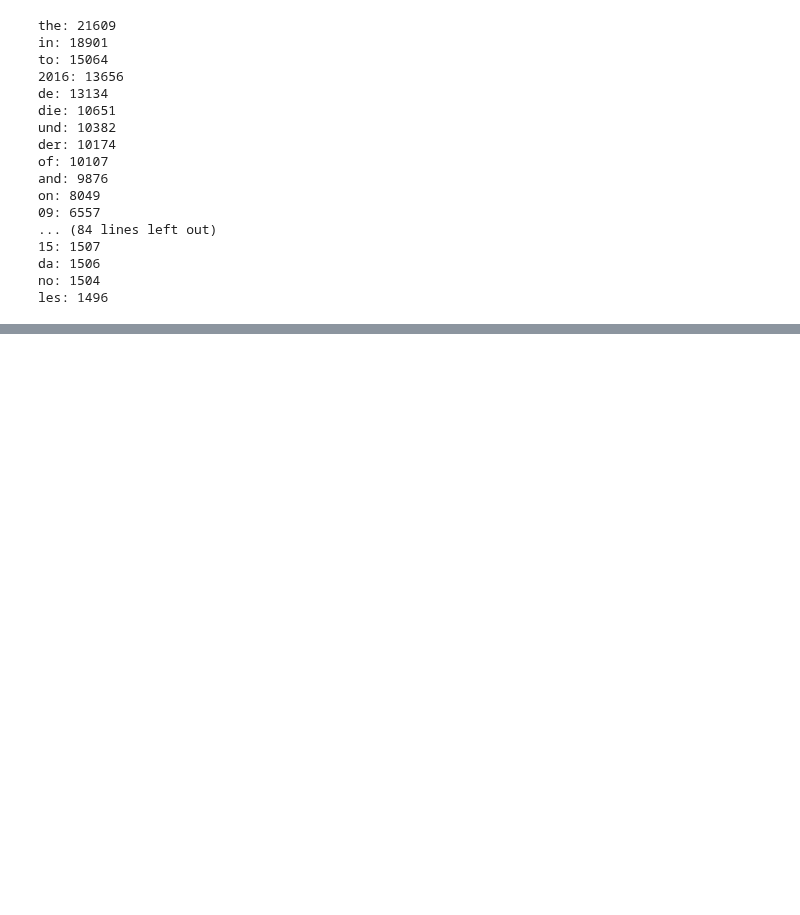
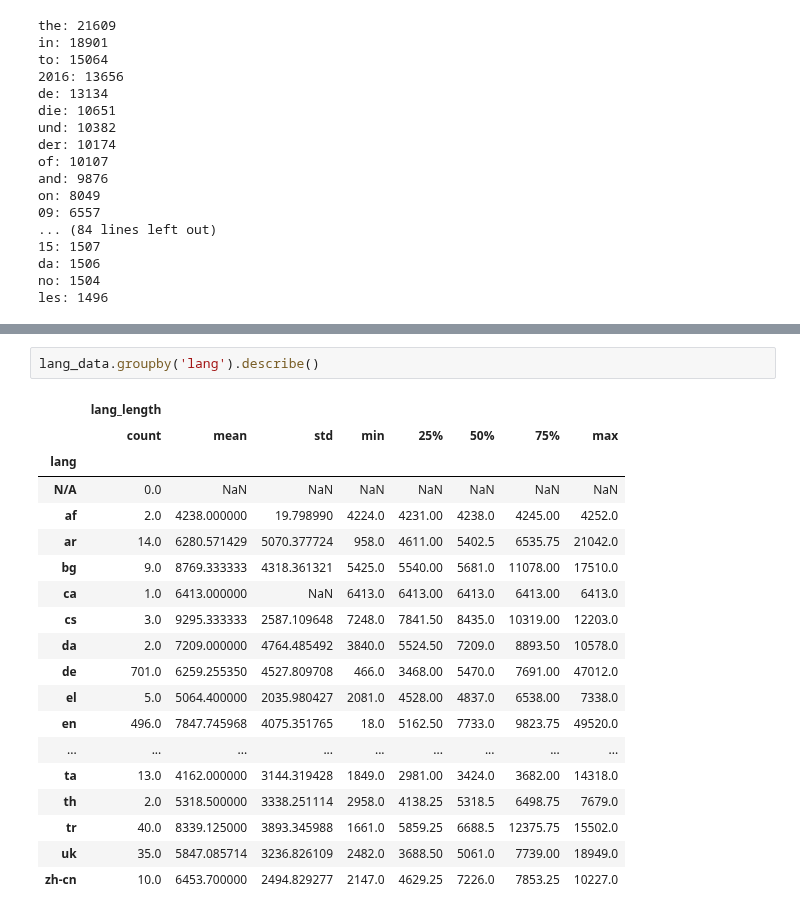
Before and after one commit to sudodoki/prj-nlp, a Jupyter notebook: students/sudodoki/03-nlp-data/data-4-common-crawl/data-4-common-crawl.ipynb, the cells around one changed output, grey strips where cells are left out. Drawn from its saved outputs; the diff is of its cells as text; blank space fills up the shorter version.

```diff
--- a/students/sudodoki/03-nlp-data/data-4-common-crawl/data-4-common-crawl.ipynb
+++ b/students/sudodoki/03-nlp-data/data-4-common-crawl/data-4-common-crawl.ipynb
@@ -109,0 +167,22 @@ les: 1496
+# %%
+lang_data.groupby('lang').describe()
+# %% [output]
+|  | lang_length |  |  |  |  |  |  |  |
+|  | count | mean | std | min | 25% | 50% | 75% | max |
+| lang |  |  |  |  |  |  |  |  |
+| N/A | 0.0 | NaN | NaN | NaN | NaN | NaN | NaN | NaN |
+| af | 2.0 | 4238.000000 | 19.798990 | 4224.0 | 4231.00 | 4238.0 | 4245.00 | 4252.0 |
+| ar | 14.0 | 6280.571429 | 5070.377724 | 958.0 | 4611.00 | 5402.5 | 6535.75 | 21042.0 |
+| bg | 9.0 | 8769.333333 | 4318.361321 | 5425.0 | 5540.00 | 5681.0 | 11078.00 | 17510.0 |
+| ca | 1.0 | 6413.000000 | NaN | 6413.0 | 6413.00 | 6413.0 | 6413.00 | 6413.0 |
+| cs | 3.0 | 9295.333333 | 2587.109648 | 7248.0 | 7841.50 | 8435.0 | 10319.00 | 12203.0 |
+| da | 2.0 | 7209.000000 | 4764.485492 | 3840.0 | 5524.50 | 7209.0 | 8893.50 | 10578.0 |
+| de | 701.0 | 6259.255350 | 4527.809708 | 466.0 | 3468.00 | 5470.0 | 7691.00 | 47012.0 |
+| el | 5.0 | 5064.400000 | 2035.980427 | 2081.0 | 4528.00 | 4837.0 | 6538.00 | 7338.0 |
+| en | 496.0 | 7847.745968 | 4075.351765 | 18.0 | 5162.50 | 7733.0 | 9823.75 | 49520.0 |
+| ... | ... | ... | ... | ... | ... | ... | ... | ... |
+| ta | 13.0 | 4162.000000 | 3144.319428 | 1849.0 | 2981.00 | 3424.0 | 3682.00 | 14318.0 |
+| th | 2.0 | 5318.500000 | 3338.251114 | 2958.0 | 4138.25 | 5318.5 | 6498.75 | 7679.0 |
+| tr | 40.0 | 8339.125000 | 3893.345988 | 1661.0 | 5859.25 | 6688.5 | 12375.75 | 15502.0 |
+| uk | 35.0 | 5847.085714 | 3236.826109 | 2482.0 | 3688.50 | 5061.0 | 7739.00 | 18949.0 |
+| zh-cn | 10.0 | 6453.700000 | 2494.829277 | 2147.0 | 4629.25 | 7226.0 | 7853.25 | 10227.0 |
```
Also changed, not shown: parts of 10 cells of this notebook.
